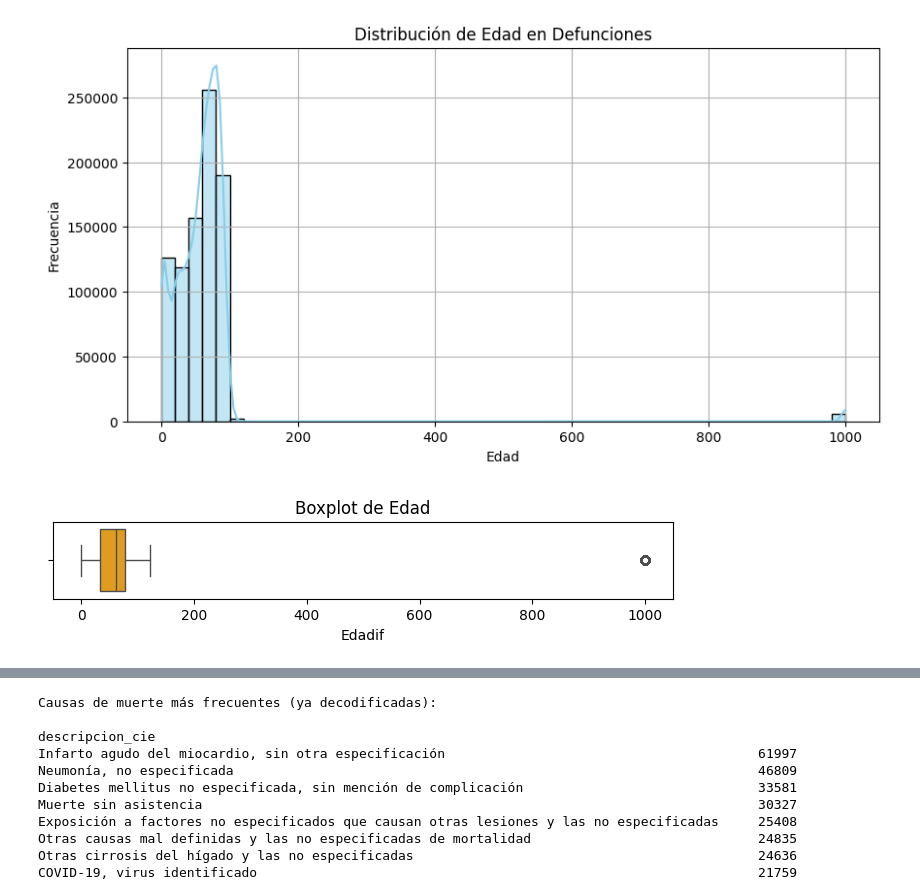
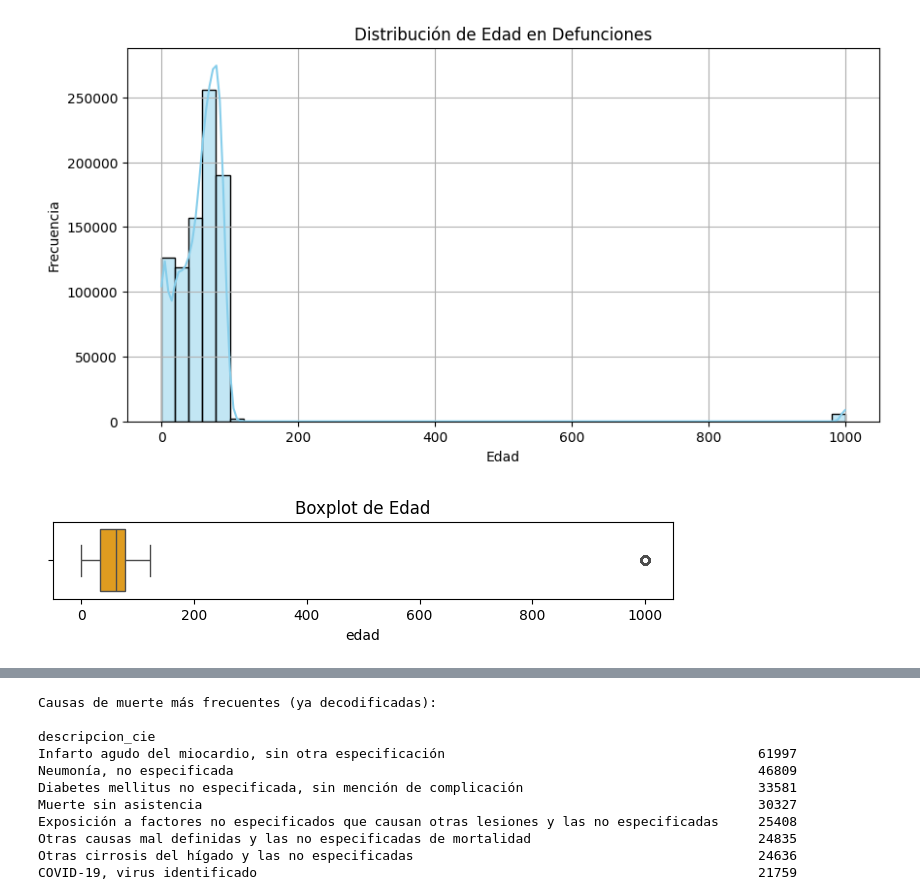
Before and after one commit to michellemej22596/Proyecto3-MineriadeDatos, a Jupyter notebook: analisisdefunciones.ipynb, the cells around one changed output, grey strips where cells are left out. Saved outputs shown, nothing was run; the diff lists cells and outputs as text; code cells hidden in the pictures.

Commit message:
limpieza y reemplazo de defunciones.csv por defunciones_clean.csv

```diff
--- a/analisisdefunciones.ipynb
+++ b/analisisdefunciones.ipynb
@@ -1,55 +1,57 @@
 # %%
-# Análisis Estadístico de Defunciones
+# 📊 Análisis Estadístico del archivo defunciones_clean.csv
 import pandas as pd
 import matplotlib.pyplot as plt
 import seaborn as sns
 
-# Cargar el archivo CSV
-df = pd.read_csv("defunciones.csv", low_memory=False)
+# Cargar el archivo limpio
+df = pd.read_csv("defunciones_clean.csv", low_memory=False)
 
-# Mostrar las columnas disponibles (opcional)
-print("Columnas:", df.columns.tolist())
+# Mostrar columnas disponibles
+print("Columnas disponibles:", df.columns.tolist())
 
-# Asegurarse de que 'Edadif' sea numérica
-df["Edadif"] = pd.to_numeric(df["Edadif"], errors='coerce')
+# Verificar y analizar la edad
+if 'edad' in df.columns:
+    df["edad"] = pd.to_numeric(df["edad"], errors='coerce')
+    df = df[df["edad"] >= 0]
 
-# Eliminar edades negativas o nulas (si las hubiera)
-df = df[df["Edadif"] >= 0]
+    media = df["edad"].mean()
+    mediana = df["edad"].median()
+    moda = df["edad"].mode().values[0]
+    desviacion = df["edad"].std()
+    percentiles = df["edad"].quantile([0.25, 0.5, 0.75])
 
-# 🔹 Estadísticas básicas
-media = df["Edadif"].mean()
-mediana = df["Edadif"].median()
-moda = df["Edadif"].mode().values[0]
-desviacion = df["Edadif"].std()
-percentiles = df["Edadif"].quantile([0.25, 0.5, 0.75])
+    print("Media de edad:", round(media, 2))
+    print("Mediana:", mediana)
+    print("Moda:", moda)
+    print("Desviación estándar:", round(desviacion, 2))
+    print("Percentiles:")
+    print(percentiles)
 
-print("Media de edad:", round(media, 2))
-print("Mediana:", mediana)
-print("Moda:", moda)
-print("Desviación estándar:", round(desviacion, 2))
-print("Percentiles:")
-print(percentiles)
+    # Histograma
+    plt.figure(figsize=(10,5))
+    sns.histplot(df["edad"], bins=50, kde=True, color='skyblue')
+    plt.title("Distribución de Edad en Defunciones")
+    plt.xlabel("Edad")
+    plt.ylabel("Frecuencia")
+    plt.grid(True)
+    plt.show()
 
-# 🔹 Histograma de edad
-plt.figure(figsize=(10,5))
-sns.histplot(df["Edadif"], bins=50, kde=True, color='skyblue')
-plt.title("Distribución de Edad en Defunciones")
-plt.xlabel("Edad")
-plt.ylabel("Frecuencia")
-plt.grid(True)
-plt.show()
+    # Boxplot
+    plt.figure(figsize=(8, 1))
+    sns.boxplot(x=df["edad"], color='orange')
+    plt.title("Boxplot de Edad")
+    plt.show()
+else:
+    print("La columna 'edad' no se encuentra en el archivo.")
 
-# 🔹 Boxplot para ver outliers
-plt.figure(figsize=(8, 1))
-sns.boxplot(x=df["Edadif"], color='orange')
-plt.title("Boxplot de Edad")
-plt.show()
-
-# 🔹 Tablas de frecuencia para variables categóricas
-categoricas = ["Sexo", "Caudef", "Depocu", "Escodif", "Puedif"]
+# 🔹 Tablas de frecuencia para variables categóricas corregidas
+categoricas = ["sexo", "etnia", "departamento", "escolaridad"]
 
 for col in categoricas:
     if col in df.columns:
         print(f"\nFrecuencia de {col}:\n")
         print(df[col].value_counts(dropna=False))
+    else:
+        print(f"\nLa columna '{col}' no se encuentra en el archivo.")
 # %% [output]
@@ -66,2 +68,2 @@ Name: Edadif, dtype: float64
 [figure]
-[figure, old version]
+[figure, new version]
```
Also changed, not shown: parts of 4 cells of this notebook.
